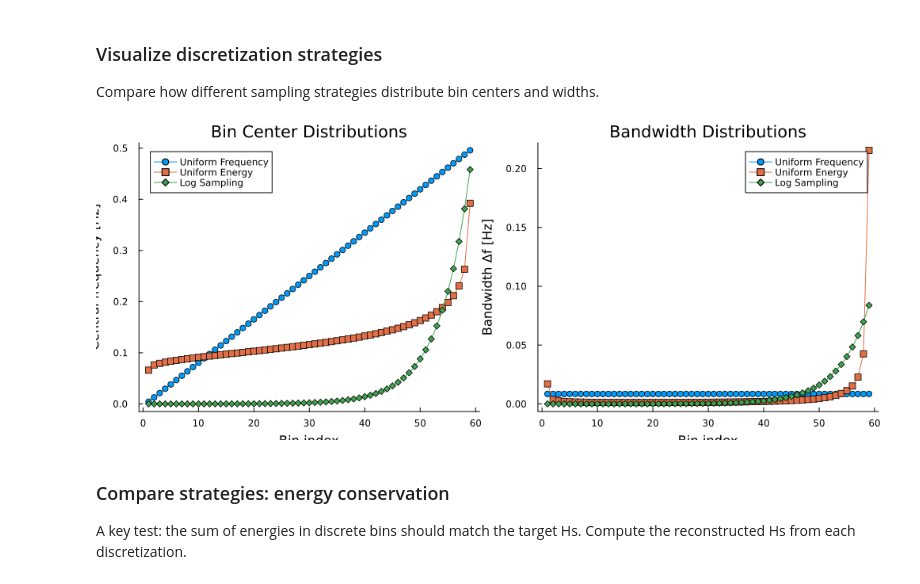
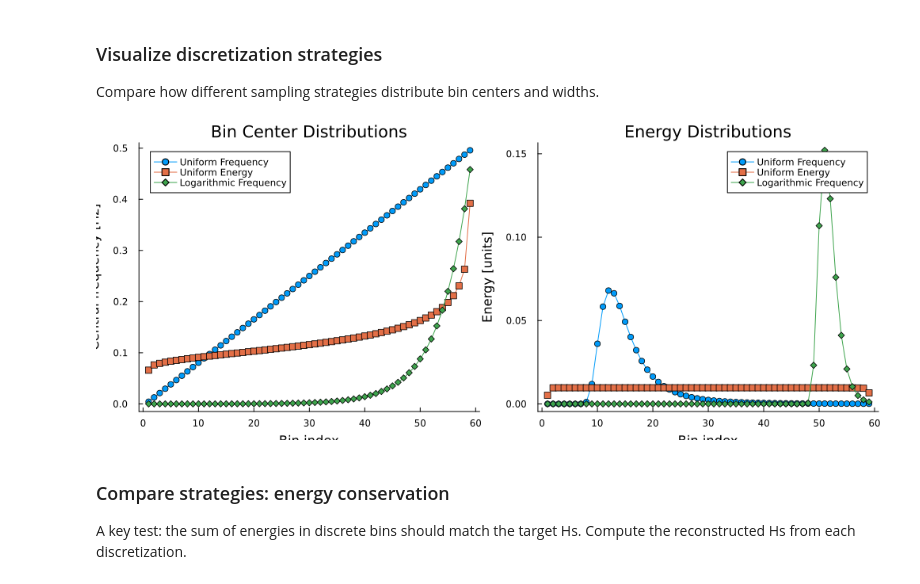
Before and after one commit to CMOE-TUDelft/WaveSpec.jl, a Jupyter notebook: Tutorials/spectral_spreading_models.ipynb, the cells around one changed output. Drawn from its saved outputs; the diff is of its cells as text; code cells hidden in the pictures.

```diff
--- a/Tutorials/spectral_spreading_models.ipynb
+++ b/Tutorials/spectral_spreading_models.ipynb
@@ -190,32 +189,32 @@ Compare how different sampling strategies distribute bin centers and widths.
 # %%
 # Collect data from all three strategies
 cf_uniform_freq = SpectralSpreading.get_central_frequencies(ds_uniform_freq)
 cf_uniform_energy = SpectralSpreading.get_central_frequencies(ds_uniform_energy)
 cf_log = SpectralSpreading.get_central_frequencies(ds_log)
 
-bw_uniform_freq = SpectralSpreading.get_bandwidths(ds_uniform_freq)
-bw_uniform_energy = SpectralSpreading.get_bandwidths(ds_uniform_energy)
-bw_log = SpectralSpreading.get_bandwidths(ds_log)
+E_uniform_freq = SpectralSpreading.get_energies(ds_uniform_freq)
+E_uniform_energy = SpectralSpreading.get_energies(ds_uniform_energy)
+E_log = SpectralSpreading.get_energies(ds_log)
 
 # Plot bin center distributions
 p_cf = plot(cf_uniform_freq, label="Uniform Frequency", marker=:circle, markersize=4, legend=:topleft)
 plot!(p_cf, cf_uniform_energy, label="Uniform Energy", marker=:square, markersize=4)
-plot!(p_cf, cf_log, label="Log Sampling", marker=:diamond, markersize=4)
+plot!(p_cf, cf_log, label="Logarithmic Frequency", marker=:diamond, markersize=4)
 xlabel!(p_cf, "Bin index")
 ylabel!(p_cf, "Central frequency [Hz]")
 title!(p_cf, "Bin Center Distributions")
 
-# Plot bandwidth distributions
-p_bw = plot(bw_uniform_freq, label="Uniform Frequency", marker=:circle, markersize=4, legend=:topright)
-plot!(p_bw, bw_uniform_energy, label="Uniform Energy", marker=:square, markersize=4)
-plot!(p_bw, bw_log, label="Log Sampling", marker=:diamond, markersize=4)
+# Plot energy distributions
+p_bw = plot(E_uniform_freq, label="Uniform Frequency", marker=:circle, markersize=4, legend=:topright)
+plot!(p_bw, E_uniform_energy, label="Uniform Energy", marker=:square, markersize=4)
+plot!(p_bw, E_log, label="Logarithmic Frequency", marker=:diamond, markersize=4)
 xlabel!(p_bw, "Bin index")
-ylabel!(p_bw, "Bandwidth Δf [Hz]")
-title!(p_bw, "Bandwidth Distributions")
+ylabel!(p_bw, "Energy [units]")
+title!(p_bw, "Energy Distributions")
 
 plot(p_cf, p_bw, layout=(1,2), size=(1000, 400))
 # %% [output]
-[figure, old version]
+[figure, new version]
 # %% [markdown]
 ### Compare strategies: energy conservation
 A key test: the sum of energies in discrete bins should match the target Hs. Compute the reconstructed Hs from each discretization.
```
Also changed, not shown: parts of 6 cells of this notebook, 50 other files.
